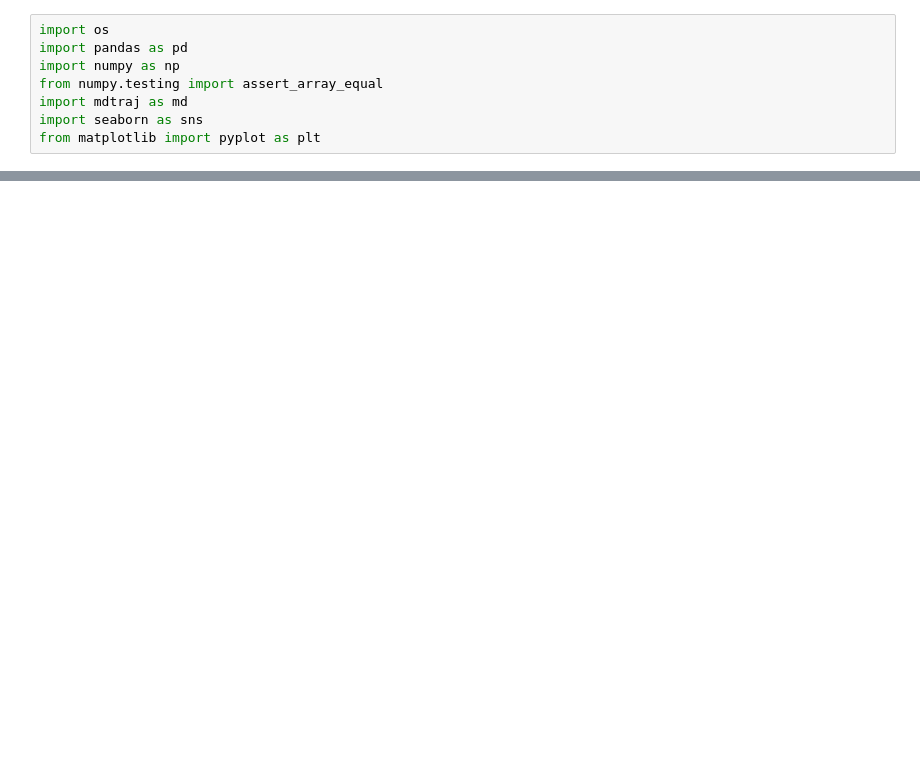
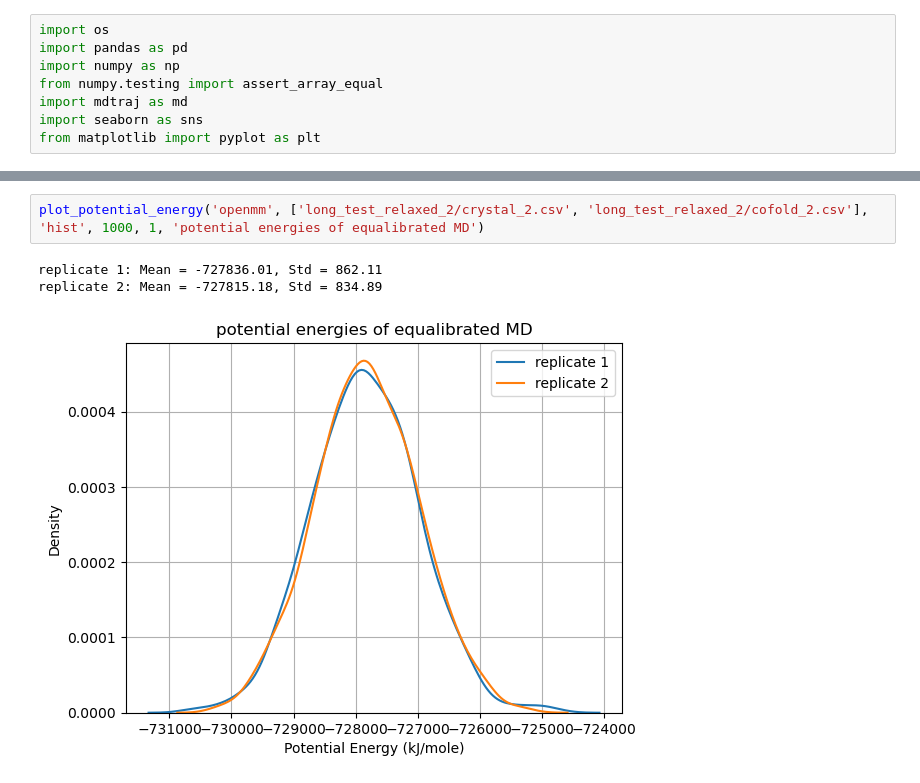
Before and after one commit to HaoLan-compchem/blog_03_12_2025, a Jupyter notebook: ternary_complex/comparable_md/analysis.ipynb, the cells around one changed output, grey strips where cells are left out. Saved outputs shown, nothing was run; the diff lists cells and outputs as text; blank space fills up the shorter version.

```diff
--- a/ternary_complex/comparable_md/analysis.ipynb
+++ b/ternary_complex/comparable_md/analysis.ipynb
@@ -110,0 +129,6 @@ replicate 2: Mean = -727858.70, Std = 864.14
+# %%
+plot_potential_energy('openmm', ['long_test_relaxed_2/crystal_2.csv', 'long_test_relaxed_2/cofold_2.csv'], 'hist', 1000, 1, 'potential energies of equalibrated MD')
+# %% [output]
+replicate 1: Mean = -727836.01, Std = 862.11
+replicate 2: Mean = -727815.18, Std = 834.89
+[figure, added]
```
Also changed, not shown: parts of 5 cells of this notebook, 8 other files.
